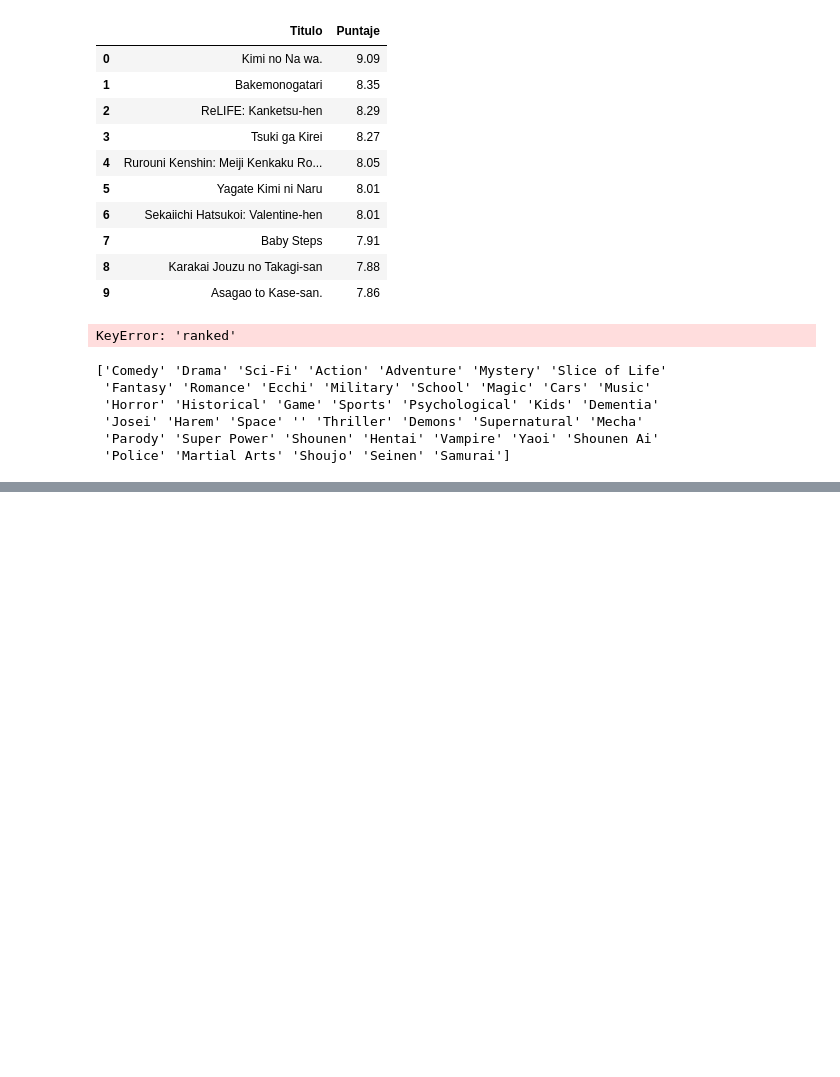
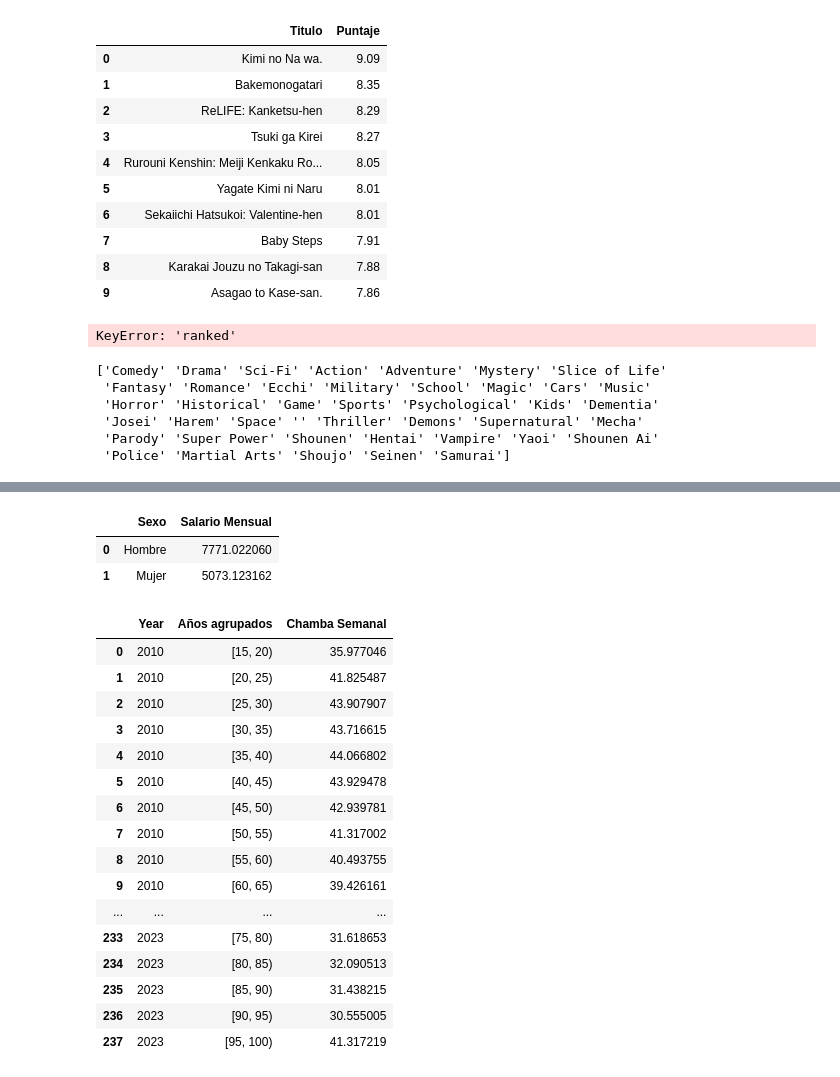
Before and after one commit to Wajakeitor/st-Vis-Dash, a Jupyter notebook: datosDashAnime.ipynb, the cells around one changed output, grey strips where cells are left out. Cells and saved outputs as stored; diff of their text form; code cells hidden in the pictures; blank space fills up the shorter version.

```diff
--- a/datosDashAnime.ipynb
+++ b/datosDashAnime.ipynb
@@ -127,3 +127,13 @@ print(df["Primer_genero"].unique())
  'Josei' 'Harem' 'Space' '' 'Thriller' 'Demons' 'Supernatural' 'Mecha'
  'Parody' 'Super Power' 'Shounen' 'Hentai' 'Vampire' 'Yaoi' 'Shounen Ai'
  'Police' 'Martial Arts' 'Shoujo' 'Seinen' 'Samurai']
+# %%
+import pandas as pd
+import matplotlib.pyplot as plt
+pd.set_option('display.max_colwidth', None)
+
+df = pd.read_csv("Data/Empleos.csv")
+df = df[["Age", "Sex", "Occupation", "Industry Group", "Year", "Workforce", "Worked Hours Week", "Monthly Wage"]]
+
+
+df.groupby("Occupation")["Industry Group"].count().sort_values(ascending=False).reset_index().head()
@@ -129,0 +165,27 @@ print(df["Primer_genero"].unique())
+# %%
+df[df["Occupation"] == "Secretarias"].groupby("Sex").agg({"Monthly Wage": 'mean'}).reset_index().rename(columns={"Monthly Wage": "Salario Mensual", "Sex": "Sexo"})
+# %% [output]
+|  | Sexo | Salario Mensual |
+| 0 | Hombre | 7771.022060 |
+| 1 | Mujer | 5073.123162 |
+# %%
+df["Años agrupados"] = pd.cut(df['Age'], bins=range(15, 105, 5), right=False)
+df.groupby(["Year", "Años agrupados"], observed=False).agg({"Worked Hours Week": 'mean'}).reset_index().rename(columns={"Worked Hours Week": "Chamba Semanal"})
+# %% [output]
+|  | Year | Años agrupados | Chamba Semanal |
+| 0 | 2010 | [15, 20) | 35.977046 |
+| 1 | 2010 | [20, 25) | 41.825487 |
+| 2 | 2010 | [25, 30) | 43.907907 |
+| 3 | 2010 | [30, 35) | 43.716615 |
+| 4 | 2010 | [35, 40) | 44.066802 |
+| 5 | 2010 | [40, 45) | 43.929478 |
+| 6 | 2010 | [45, 50) | 42.939781 |
+| 7 | 2010 | [50, 55) | 41.317002 |
+| 8 | 2010 | [55, 60) | 40.493755 |
+| 9 | 2010 | [60, 65) | 39.426161 |
+| ... | ... | ... | ... |
+| 233 | 2023 | [75, 80) | 31.618653 |
+| 234 | 2023 | [80, 85) | 32.090513 |
+| 235 | 2023 | [85, 90) | 31.438215 |
+| 236 | 2023 | [90, 95) | 30.555005 |
+| 237 | 2023 | [95, 100) | 41.317219 |
```
Also changed, not shown: parts of 3 cells of this notebook, 2 other files.
